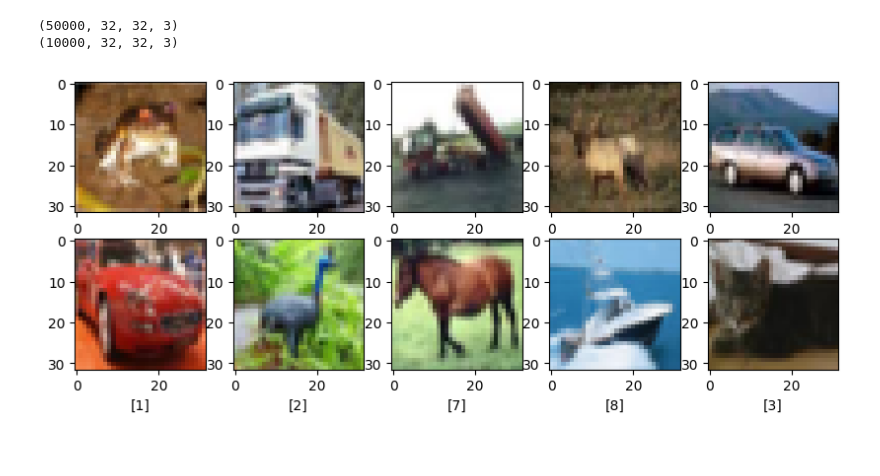
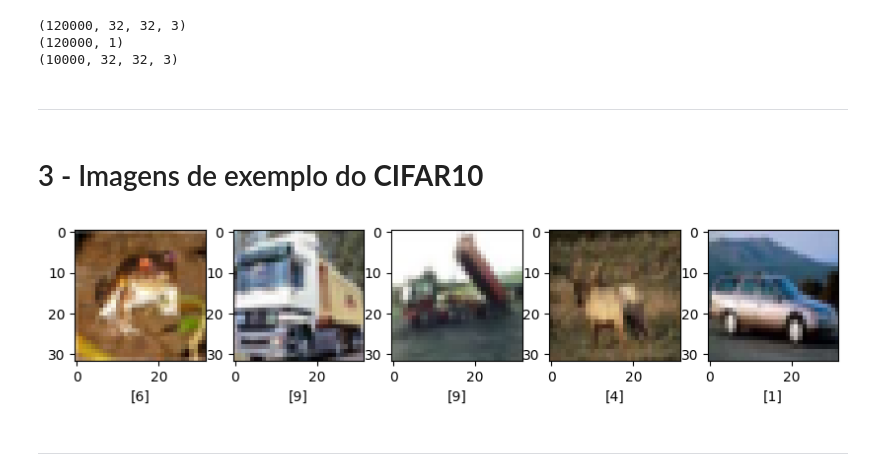
Before and after one commit to andrerochasouza/circle-view, a Jupyter notebook: ml-dl/dl_main.ipynb, the cells around one changed output. Saved outputs shown, nothing was run; the diff lists cells and outputs as text; code cells hidden in the pictures.

Commit message:
Melhorando a rede neural baseado em CIFAR16

```diff
--- a/ml-dl/dl_main.ipynb
+++ b/ml-dl/dl_main.ipynb
@@ -11,6 +54,18 @@ import cv2
 cifar10 = keras.datasets.cifar10
 
 (train_images, train_labels), (test_images, test_labels) = cifar10.load_data()
-
-train_images = train_images / 255
-test_images = test_images / 255
+# %%
+seq = iaa.Sequential([
+    iaa.Fliplr(0.2),
+    iaa.Crop(percent=(0, 0.1)),
+    iaa.Sometimes(
+        0.1,
+        iaa.GaussianBlur(sigma=(0, 0.25))
+    ),
+    iaa.Affine(
+        scale={"x": (0.4, 0.6), "y": (0.4, 0.6)},
+        translate_percent={"x": (-0.1, 0.1), "y": (-0.1, 0.1)},
+        rotate=(-10, 10),
+        shear=(-4, 4)
+    )
+], random_order=True)
@@ -17,14 +77,31 @@ test_images = test_images / 255
+# %%
+train_images, x_val, train_labels, y_val = train_test_split(
+    train_images, train_labels, test_size=0.2)
+# %%
+for i in range(2):
+  train_images = np.vstack( (train_images,
+                             seq.augment_images(train_images[:40000])))
+  train_labels = np.vstack( (train_labels, train_labels[:40000]))
 # %%
 print(train_images.shape)
+print(train_labels.shape)
+
 print(test_images.shape)
 # %% [output]
-(50000, 32, 32, 3)
+(120000, 32, 32, 3)
+(120000, 1)
 (10000, 32, 32, 3)
+# %% [markdown]
+---
+# %% [markdown]
+# 3 - Imagens de exemplo do **CIFAR10**
 # %%
 plt.figure(figsize=(10,10))
-for i in range(10):
+for i in range(5):
   plt.subplot(5,5,i+1)
   plt.imshow(train_images[i])
   plt.xlabel(train_labels[i])
 # %% [output]
-[figure, old version]
+[figure, new version]
+# %% [markdown]
+---
```
Also changed, not shown: parts of 14 cells of this notebook.
